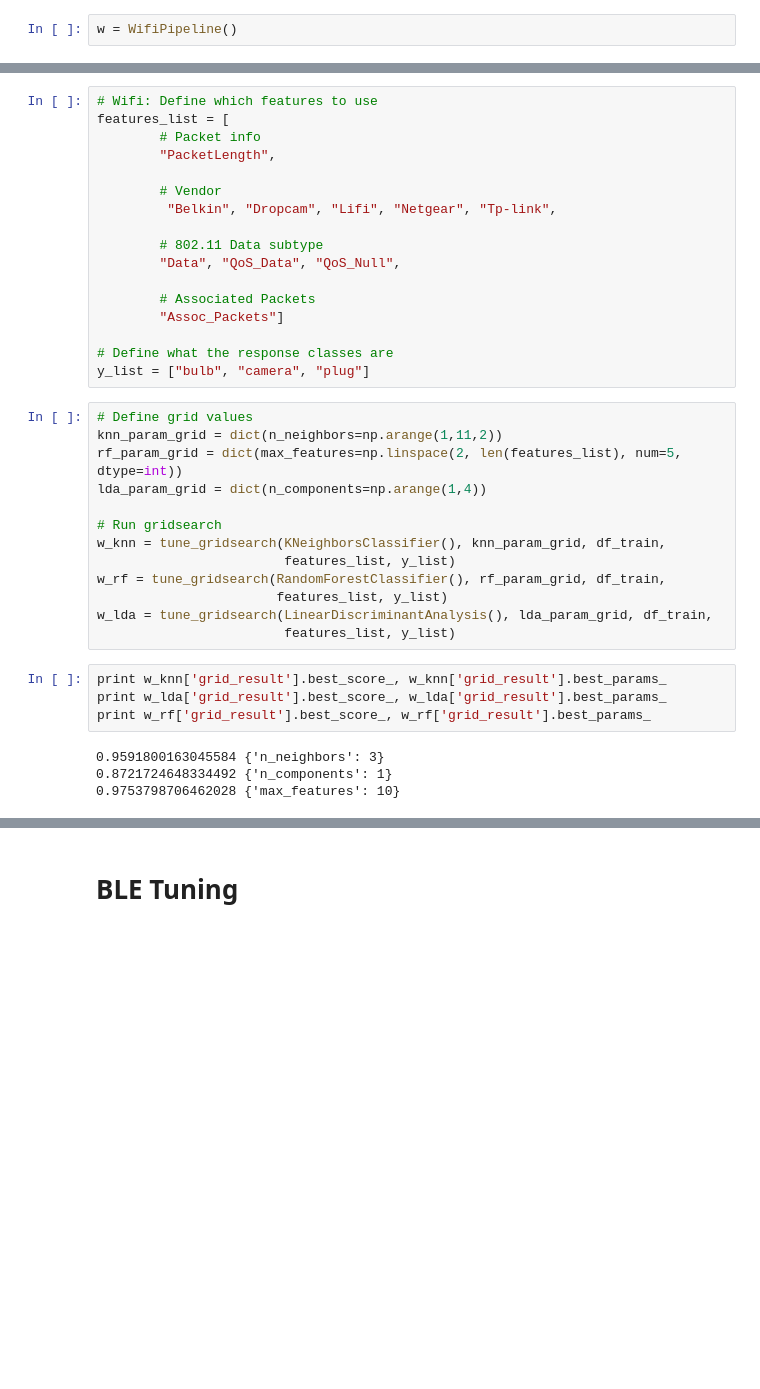
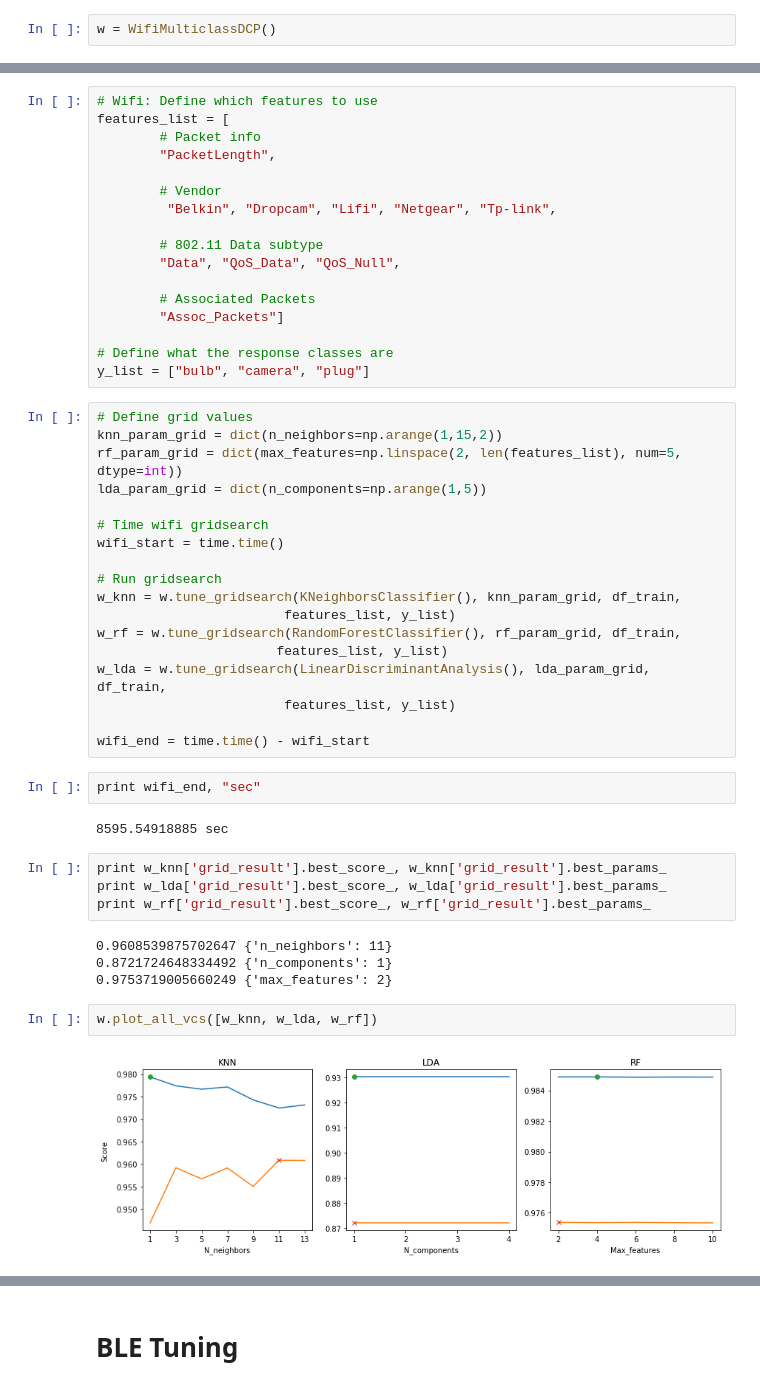
Before and after one commit to 7high/thesis, a Jupyter notebook: multiclass_tuning.ipynb, the cells around one changed output, grey strips where cells are left out. Drawn from its saved outputs; the diff is of its cells as text; blank space fills up the shorter version.

Commit message:
Ran most experiments. Just need to do wifi error analysis

```diff
--- a/multiclass_tuning.ipynb
+++ b/multiclass_tuning.ipynb
@@ -46,5 +64,5 @@ def tune_gridsearch(classifier, param_grid, df_train, features_list, y_list):
 # %%
-w = WifiPipeline()
+w = WifiMulticlassDCP()
 # %%
 df = w.make_dataframe()
 
@@ -91,22 +109,35 @@ features_list = [
 y_list = ["bulb", "camera", "plug"]
 # %%
 # Define grid values
-knn_param_grid = dict(n_neighbors=np.arange(1,11,2))
+knn_param_grid = dict(n_neighbors=np.arange(1,15,2))
 rf_param_grid = dict(max_features=np.linspace(2, len(features_list), num=5, dtype=int))
-lda_param_grid = dict(n_components=np.arange(1,4))
+lda_param_grid = dict(n_components=np.arange(1,5))
+
+# Time wifi gridsearch
+wifi_start = time.time()
 
 # Run gridsearch
-w_knn = tune_gridsearch(KNeighborsClassifier(), knn_param_grid, df_train,
+w_knn = w.tune_gridsearch(KNeighborsClassifier(), knn_param_grid, df_train,
                         features_list, y_list)
-w_rf = tune_gridsearch(RandomForestClassifier(), rf_param_grid, df_train,
+w_rf = w.tune_gridsearch(RandomForestClassifier(), rf_param_grid, df_train,
                        features_list, y_list)
-w_lda = tune_gridsearch(LinearDiscriminantAnalysis(), lda_param_grid, df_train,
+w_lda = w.tune_gridsearch(LinearDiscriminantAnalysis(), lda_param_grid, df_train,
                         features_list, y_list)
+
+wifi_end = time.time() - wifi_start
+# %%
+print wifi_end, "sec"
+# %% [output]
+8595.54918885 sec
 # %%
 print w_knn['grid_result'].best_score_, w_knn['grid_result'].best_params_
 print w_lda['grid_result'].best_score_, w_lda['grid_result'].best_params_
 print w_rf['grid_result'].best_score_, w_rf['grid_result'].best_params_
 # %% [output]
-0.9591800163045584 {'n_neighbors': 3}
+0.9608539875702647 {'n_neighbors': 11}
 0.8721724648334492 {'n_components': 1}
-0.9753798706462028 {'max_features': 10}
+0.9753719005660249 {'max_features': 2}
+# %%
+w.plot_all_vcs([w_knn, w_lda, w_rf])
+# %% [output]
+[figure, added]
```
Also changed, not shown: parts of 13 cells of this notebook, 2 other files.
